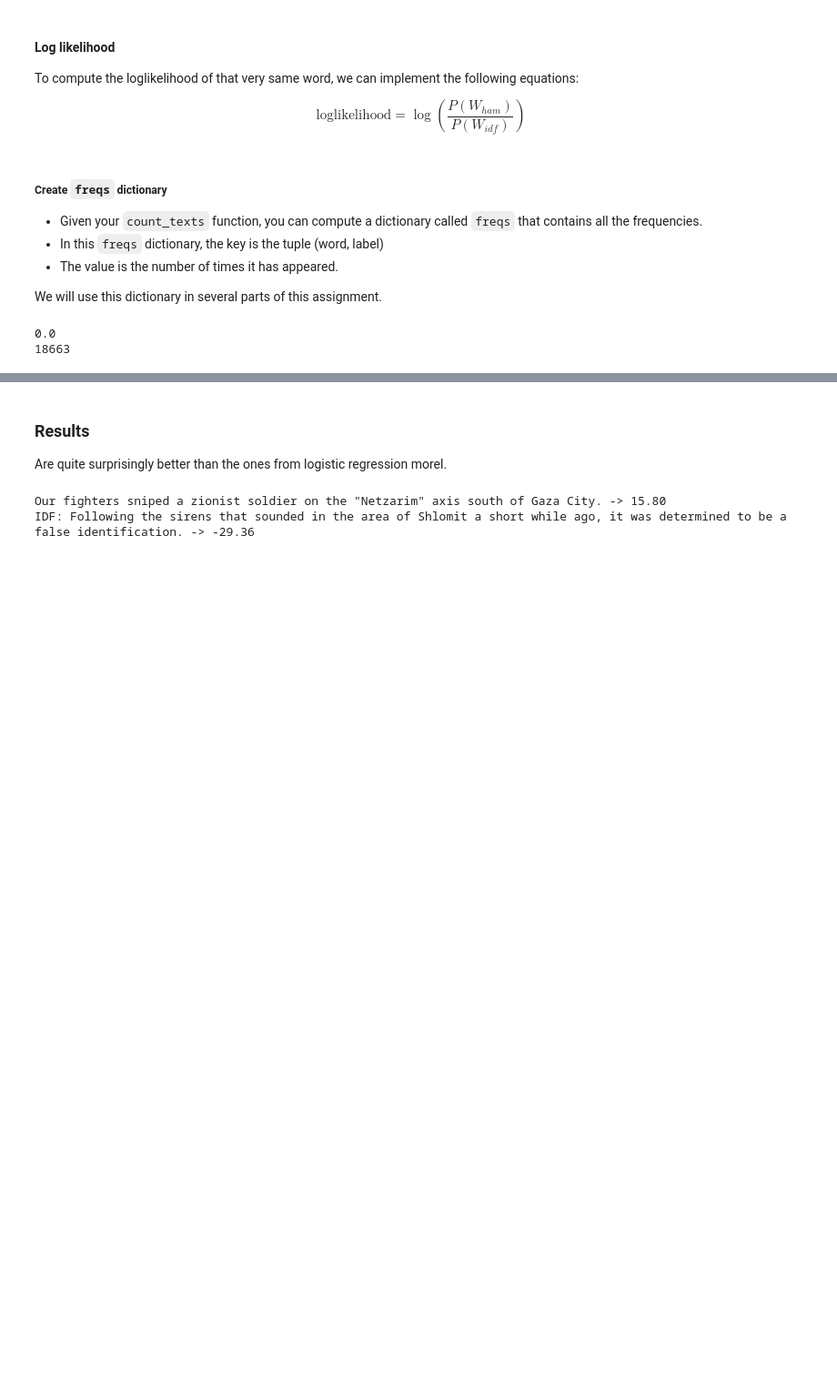
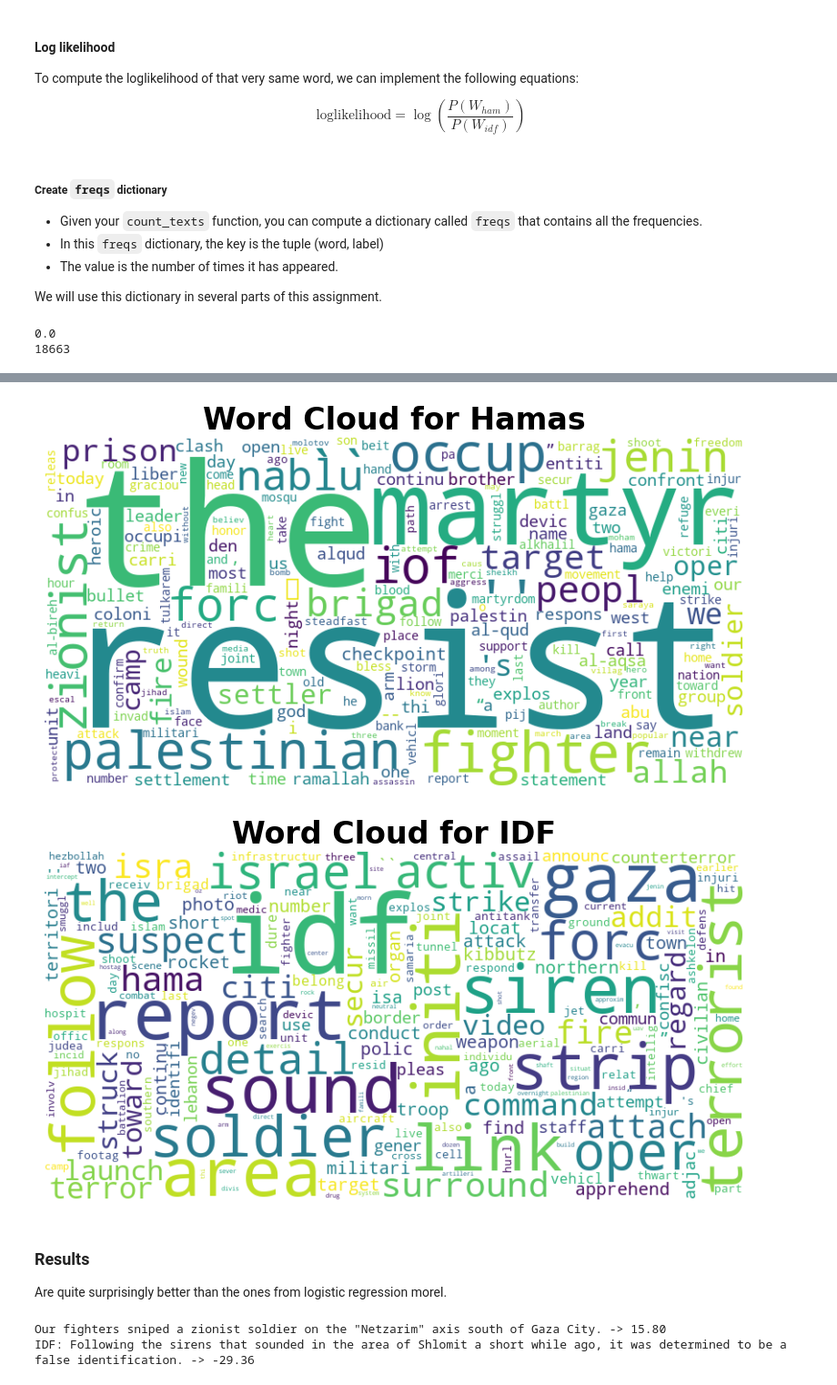
Before and after one commit to Snapchik/chat_analysis, a Jupyter notebook: Naive_Bayes_which_chat.ipynb, the cells around one changed output, grey strips where cells are left out. Shown at 91% size. Cells and saved outputs as stored; diff of their text form; code cells hidden in the pictures; blank space fills up the shorter version.

```diff
--- a/Naive_Bayes_which_chat.ipynb
+++ b/Naive_Bayes_which_chat.ipynb
@@ -134,3 +204,28 @@ Naive Bayes accuracy = 0.9975
+# %%
+# Visualising mostused words using Wordcloud library
+
+def plot_word_cloud(freqs, label, fontdict):
+    # Filter words by label
+    words = {word: count for (word, lbl), count in freqs.items() if lbl == label}
+
+    # Generate word cloud
+    wordcloud = WordCloud(width=800, height=400, background_color='white').generate_from_frequencies(words)
+
+    # Plot word cloud
+    plt.figure(figsize=(10, 5))
+    plt.imshow(wordcloud, interpolation='bilinear')
+    plt.axis('off')
+    plt.title(f"Word Cloud for {'Hamas' if label == 1 else 'IDF'}", fontdict = fontdict)
+    plt.show()
+
+fontdict = {'fontsize': 24, 'fontweight': 'bold'}
+
+# Plot word clouds for both classes
+plot_word_cloud(freqs, label=1, fontdict=fontdict)
+plot_word_cloud(freqs, label=0, fontdict=fontdict)
+# %% [output]
+[figure, added]
+[figure, added]
 # %% [markdown]
 ### Results
 
```
Also changed, not shown: parts of 14 cells of this notebook.
